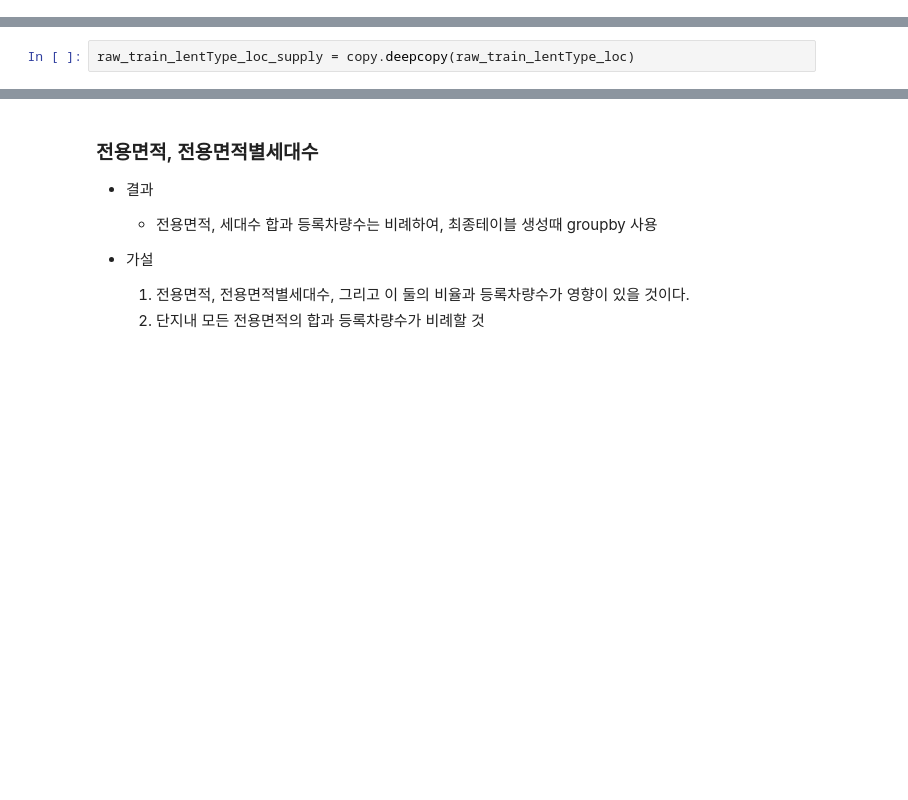
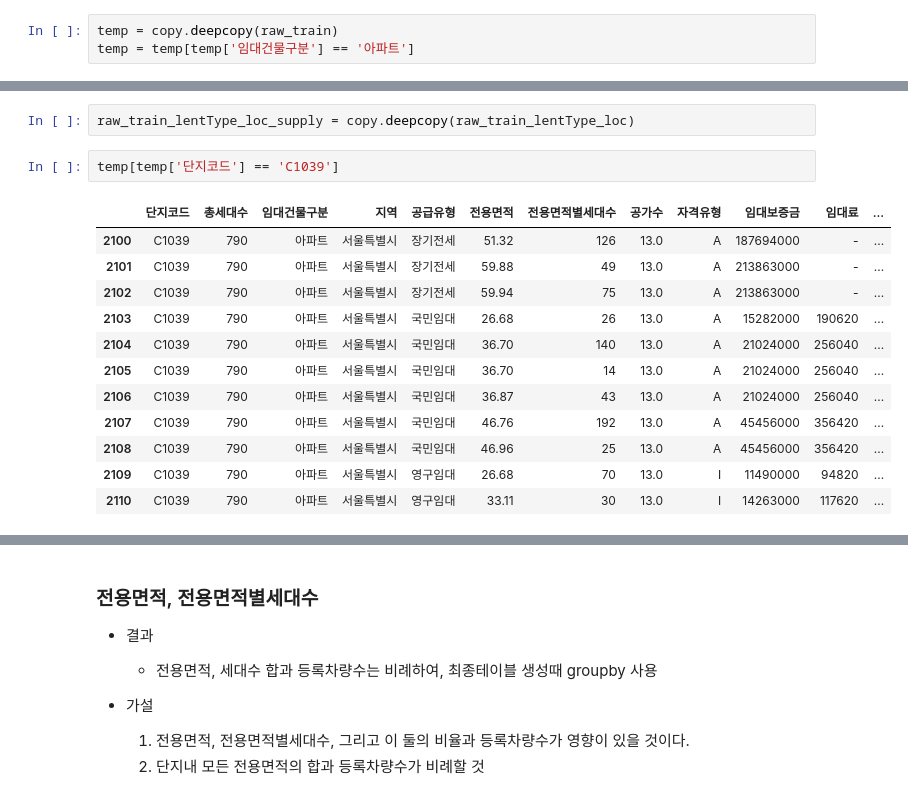
Before and after one commit to koreahong/parking_lot_analysis, a Jupyter notebook: 주차수요예측.ipynb, the cells around one changed output, grey strips where cells are left out. Saved outputs shown, nothing was run; the diff lists cells and outputs as text; blank space fills up the shorter version.

```diff
--- a/주차수요예측.ipynb
+++ b/주차수요예측.ipynb
@@ -524,3 +546,6 @@ temp = raw_train_lentType_loc.drop_duplicates('단지코드', keep='first')
+# %%
+temp = copy.deepcopy(raw_train)
+temp = temp[temp['임대건물구분'] == '아파트']
 # %%
 temp['공급유형'].value_counts()
 # %% [output]
@@ -573,3 +597,18 @@ p값 또한 충분한 충분히 낮게 나온 것을 확인할 수 있음.
 변수추가
 # %%
 raw_train_lentType_loc_supply = copy.deepcopy(raw_train_lentType_loc)
+# %%
+temp[temp['단지코드'] == 'C1039']
+# %% [output]
+|  | 단지코드 | 총세대수 | 임대건물구분 | 지역 | 공급유형 | 전용면적 | 전용면적별세대수 | 공가수 | 자격유형 | 임대보증금 | 임대료 | ... |
+| 2100 | C1039 | 790 | 아파트 | 서울특별시 | 장기전세 | 51.32 | 126 | 13.0 | A | 187694000 | - | ... |
+| 2101 | C1039 | 790 | 아파트 | 서울특별시 | 장기전세 | 59.88 | 49 | 13.0 | A | 213863000 | - | ... |
+| 2102 | C1039 | 790 | 아파트 | 서울특별시 | 장기전세 | 59.94 | 75 | 13.0 | A | 213863000 | - | ... |
+| 2103 | C1039 | 790 | 아파트 | 서울특별시 | 국민임대 | 26.68 | 26 | 13.0 | A | 15282000 | 190620 | ... |
+| 2104 | C1039 | 790 | 아파트 | 서울특별시 | 국민임대 | 36.70 | 140 | 13.0 | A | 21024000 | 256040 | ... |
+| 2105 | C1039 | 790 | 아파트 | 서울특별시 | 국민임대 | 36.70 | 14 | 13.0 | A | 21024000 | 256040 | ... |
+| 2106 | C1039 | 790 | 아파트 | 서울특별시 | 국민임대 | 36.87 | 43 | 13.0 | A | 21024000 | 256040 | ... |
+| 2107 | C1039 | 790 | 아파트 | 서울특별시 | 국민임대 | 46.76 | 192 | 13.0 | A | 45456000 | 356420 | ... |
+| 2108 | C1039 | 790 | 아파트 | 서울특별시 | 국민임대 | 46.96 | 25 | 13.0 | A | 45456000 | 356420 | ... |
+| 2109 | C1039 | 790 | 아파트 | 서울특별시 | 영구임대 | 26.68 | 70 | 13.0 | I | 11490000 | 94820 | ... |
+| 2110 | C1039 | 790 | 아파트 | 서울특별시 | 영구임대 | 33.11 | 30 | 13.0 | I | 14263000 | 117620 | ... |
```
Also changed, not shown: parts of 159 cells of this notebook.
